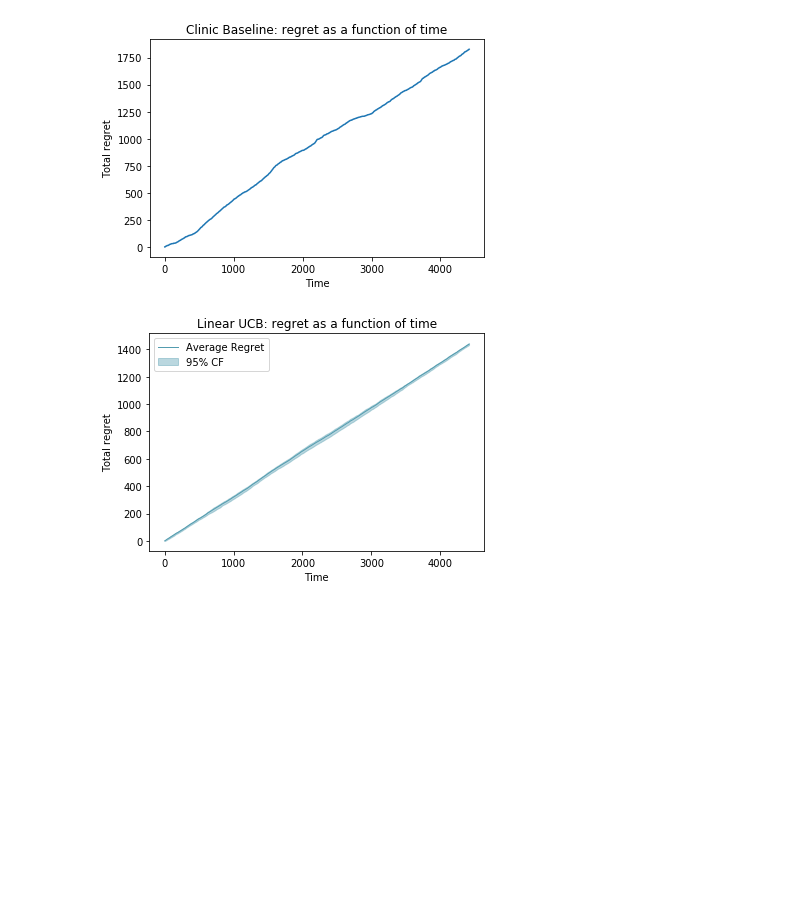
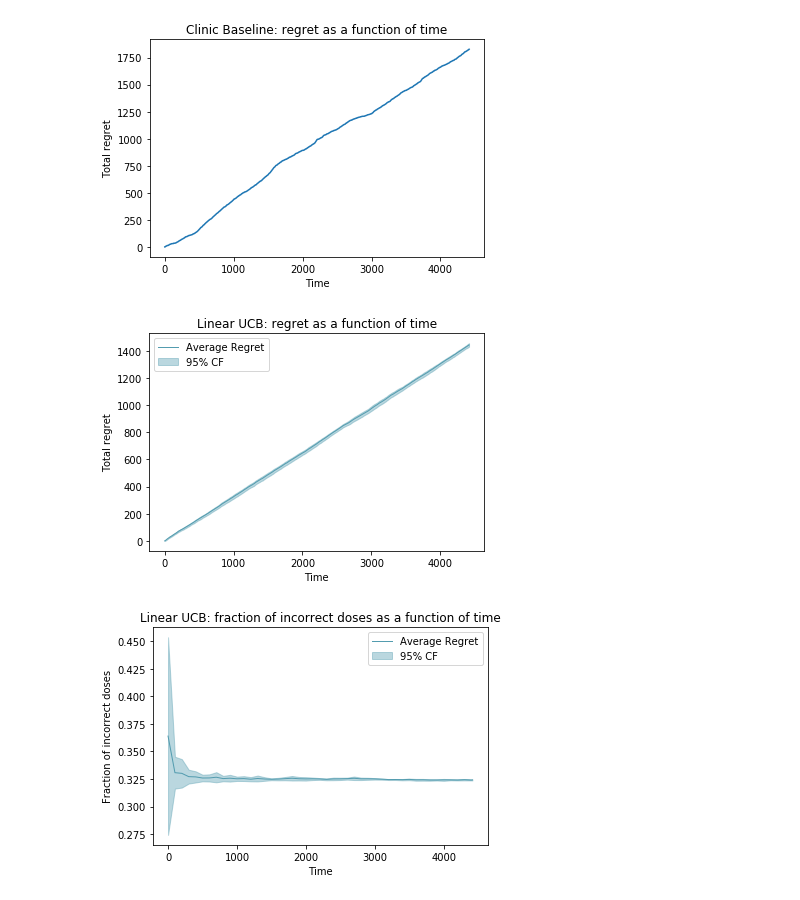
Before and after one commit to mrlsdvd/warfarin-dose-estimation, a Jupyter notebook: notebooks/baseline_comparison.ipynb, the cells around one changed output. Cells and saved outputs as stored; diff of their text form; code cells hidden in the pictures; blank space fills up the shorter version.

```diff
--- a/notebooks/baseline_comparison.ipynb
+++ b/notebooks/baseline_comparison.ipynb
@@ -85,36 +91,29 @@ plt.show()
 Fraction of correct decisions: 0.649083088068825
 [figure]
 # %%
-# Linear UCB Model
+
+### Linear UCB Model ###
+
 linear_UCB = LinearUCB(num_arms=3, alpha=0.5)
 linear_UCB_features = linear_UCB.get_features(data)
 
 num_examples = linear_UCB_features.values[~np.isnan(linear_UCB_features).any(axis=1)].shape[0]
 linear_UCB_regret = np.zeros((10, num_examples+1))
 linear_UCB_incorrect = np.zeros((10, int(np.ceil(num_examples/100.0)+1)))
 
-for i in range(10):
+num_iters = 10
+for i in range(num_iters):
     cur_linear_UCB_regret, cur_linear_UCB_incorrect = linear_UCB.train(linear_UCB_features.values[~np.isnan(linear_UCB_features).any(axis=1)], targets.values[~np.isnan(linear_UCB_features).any(axis=1)])
     linear_UCB_regret[i] = np.array(cur_linear_UCB_regret)
     linear_UCB_incorrect[i] = np.array(cur_linear_UCB_incorrect)
+
+# Plot Linear UCB regret
+plot_regret(linear_UCB_regret, num_examples, "Linear UCB: regret as a function of time",
+               "Time", "Total regret", "Average Regret", "95% CF")
+
+# Plot Linear UCB fraction incorrect
+plot_fraction_incorrect(linear_UCB_incorrect, num_examples, "Linear UCB: fraction of incorrect doses as a function of time",
+                        "Time", "Fraction of incorrect doses", "Average Regret", "95% CF")
+# %% [output]
+[figure, added]
+[figure, added]
-# %%
-mean_linear_UCB_regret = np.zeros((num_examples+1,))
-lower_bound_linear_UCB_regret = np.zeros((num_examples+1,))
-upper_bound_linear_UCB_regret = np.zeros((num_examples+1,))
-
-for i in range(linear_UCB_regret.shape[1]):
-    mean, lower_bound, upper_bound = mean_confidence_interval(linear_UCB_regret[:,i], confidence=0.95)
-    mean_linear_UCB_regret[i] = mean
-    lower_bound_linear_UCB_regret[i] = lower_bound
-    upper_bound_linear_UCB_regret[i] = upper_bound
-
-plt.clf()
-plt.plot(range(mean_linear_UCB_regret.shape[0]), mean_linear_UCB_regret, lw=1, color='#539caf', alpha=1, label="Average Regret")
-plt.fill_between(range(lower_bound_linear_UCB_regret.shape[0]), lower_bound_linear_UCB_regret, upper_bound_linear_UCB_regret, color='#539caf', alpha=0.4, label="95% CF")
-plt.title("Linear UCB: regret as a function of time")
-plt.xlabel("Time")
-plt.ylabel("Total regret")
-plt.legend()
-plt.show()
-# %% [output]
-[figure, removed]
```
Also changed, not shown: parts of 7 cells of this notebook, 3 other files.
